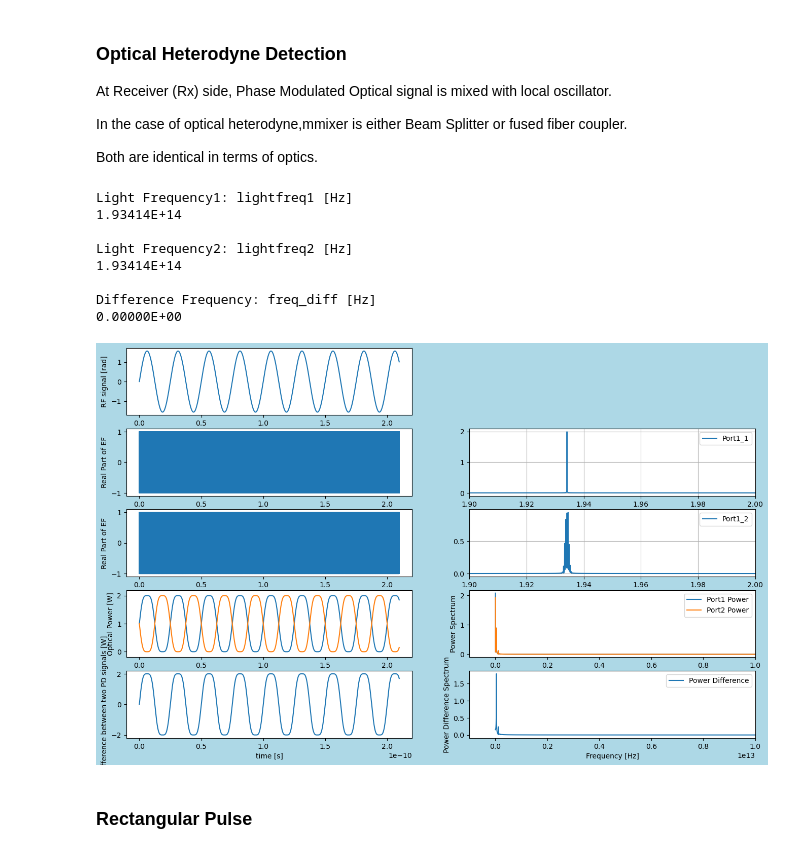
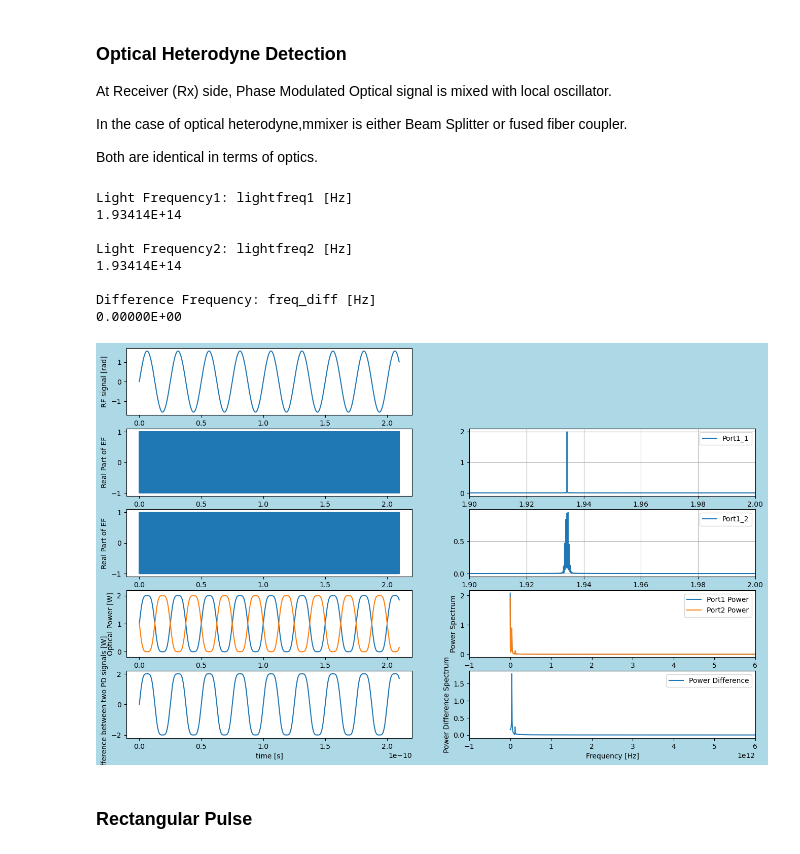
Before and after one commit to tacticstactics/optical-heterodyne-detection, a Jupyter notebook: optical_heterodyne_detection.ipynb, the cells around one changed output. Cells and saved outputs as stored; diff of their text form; code cells hidden in the pictures.

```diff
--- a/optical_heterodyne_detection.ipynb
+++ b/optical_heterodyne_detection.ipynb
@@ -211,37 +211,37 @@ Port1_powercol_f = fft(Port3_1_powercol)
 Port2_powercol_f = fft(Port3_2_powercol)
 
 ax1_8.plot(xf, 2.0/samplerate * np.abs(Port1_powercol_f[0:samplerate//2]),label="Port1 Power")
 ax1_8.set_ylabel("Power Spectrum")
-ax1_8.set_xlim(-1e12,10e12)
+ax1_8.set_xlim(-1e12,6e12)
 ax1_8.legend()
 
 
 ax1_8.plot(xf, 2.0/samplerate * np.abs(Port2_powercol_f[0:samplerate//2]), label="Port2 Power")
 ax1_8.set_ylabel("Power Spectrum")
-ax1_8.set_xlim(-1e12,10e12)
+ax1_8.set_xlim(-1e12,6e12)
 ax1_8.legend()
 
 
 Power_diffcol_f = fft(Power_diffcol)
 ax1_10.plot(xf, 2.0/samplerate * np.abs(Power_diffcol_f[0:samplerate//2]), label="Power Difference")
 ax1_10.set_xlabel("Frequency [Hz]")
 ax1_10.set_ylabel("Power Difference Spectrum")
-ax1_10.set_xlim(-1e12,10e12)
+ax1_10.set_xlim(-1e12,6e12)
 ax1_10.legend()
 
 plt.savefig(f"{wl2}_{freq_rf}.png", dpi=300)
 
 plt.show()
 # %% [output]
 Light Frequency1: lightfreq1 [Hz]
 1.93414E+14
 
 Light Frequency2: lightfreq2 [Hz]
 1.93414E+14
 
 Difference Frequency: freq_diff [Hz]
 0.00000E+00
-[figure, old version]
+[figure, new version]
 # %% [markdown]
 ### Rectangular Pulse
 # %%
```
Also changed, not shown: parts of 2 cells of this notebook, 1 other file.
